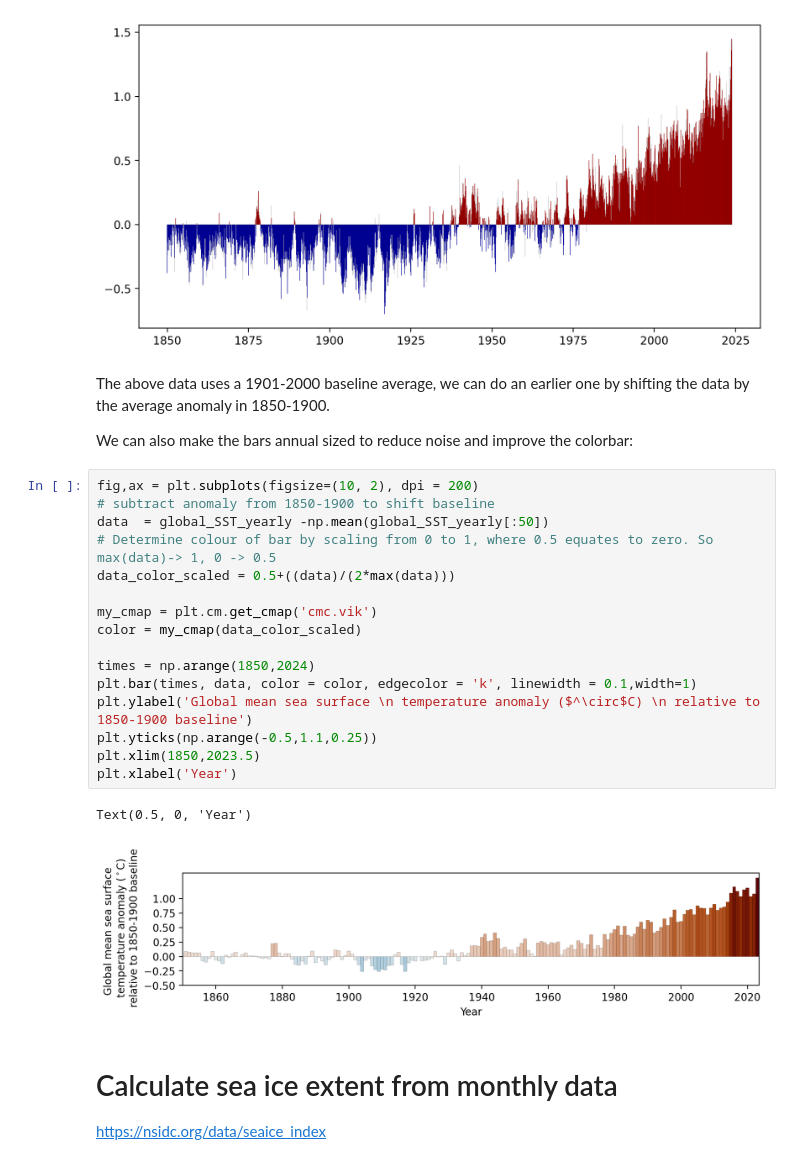
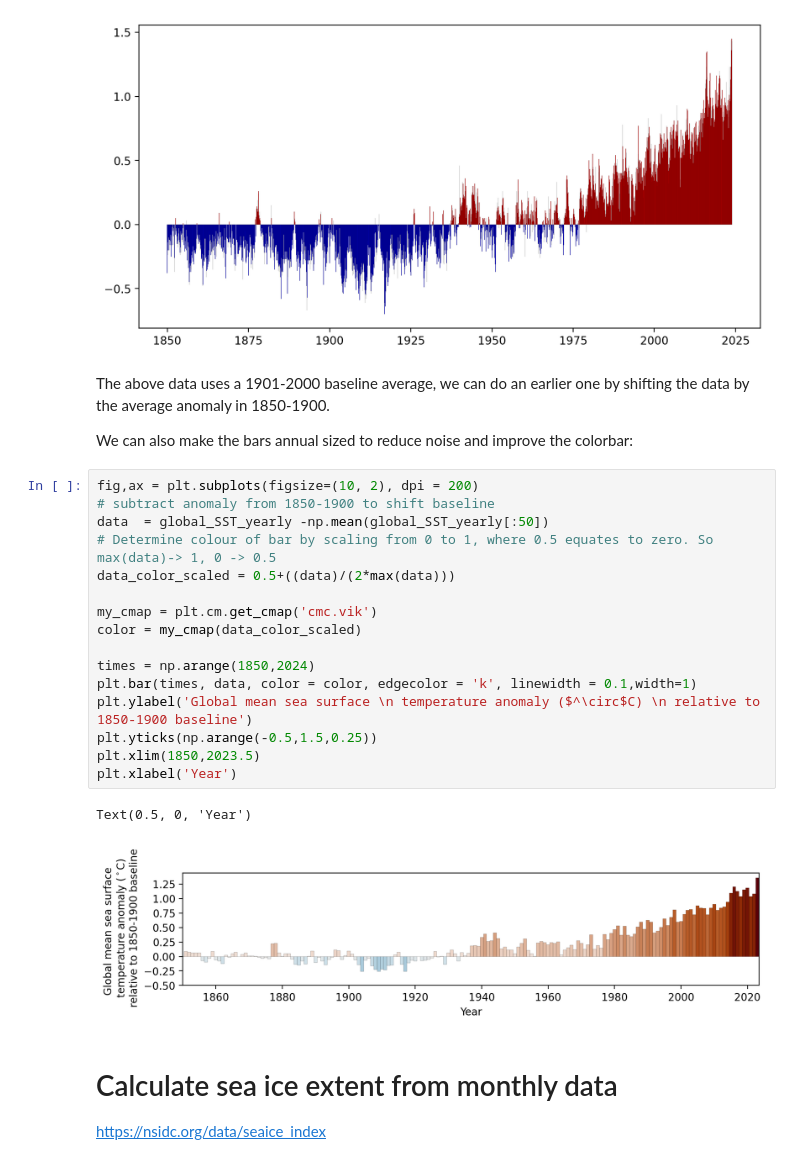
Before and after one commit to claireyung/2023OceanViz, a Jupyter notebook: SST Plot.ipynb, the cells around one changed output. Drawn from its saved outputs; the diff is of its cells as text.

Commit message:
update figure

```diff
--- a/SST Plot.ipynb
+++ b/SST Plot.ipynb
@@ -210,29 +210,29 @@ plt.bar(times, global_SST[:,1], color = color, edgecolor = 'k', linewidth = 0.1,
 # %% [output]
 <BarContainer object of 2088 artists>
 [figure]
-# %% [markdown]
-The above data uses a 1901-2000 baseline average, we can do an earlier one by shifting the data by the average anomaly in 1850-1900.
-
-We can also make the bars annual sized to reduce noise and improve the colorbar:
+# %% [markdown]
+The above data uses a 1901-2000 baseline average, we can do an earlier one by shifting the data by the average anomaly in 1850-1900.
+
+We can also make the bars annual sized to reduce noise and improve the colorbar:
 # %%
 fig,ax = plt.subplots(figsize=(10, 2), dpi = 200)
 # subtract anomaly from 1850-1900 to shift baseline
 data  = global_SST_yearly -np.mean(global_SST_yearly[:50])
 # Determine colour of bar by scaling from 0 to 1, where 0.5 equates to zero. So max(data)-> 1, 0 -> 0.5
 data_color_scaled = 0.5+((data)/(2*max(data)))
 
 my_cmap = plt.cm.get_cmap('cmc.vik')
 color = my_cmap(data_color_scaled)
 
 times = np.arange(1850,2024)
 plt.bar(times, data, color = color, edgecolor = 'k', linewidth = 0.1,width=1)
 plt.ylabel('Global mean sea surface \n temperature anomaly ($^\circ$C) \n relative to 1850-1900 baseline')
-plt.yticks(np.arange(-0.5,1.1,0.25))
+plt.yticks(np.arange(-0.5,1.5,0.25))
 plt.xlim(1850,2023.5)
 plt.xlabel('Year')
 # %% [output]
 Text(0.5, 0, 'Year')
-[figure, old version]
+[figure, new version]
 # %% [markdown]
 # Calculate sea ice extent from monthly data
 https://nsidc.org/data/seaice_index
```
Also changed, not shown: parts of 8 cells of this notebook, 1 other file.
